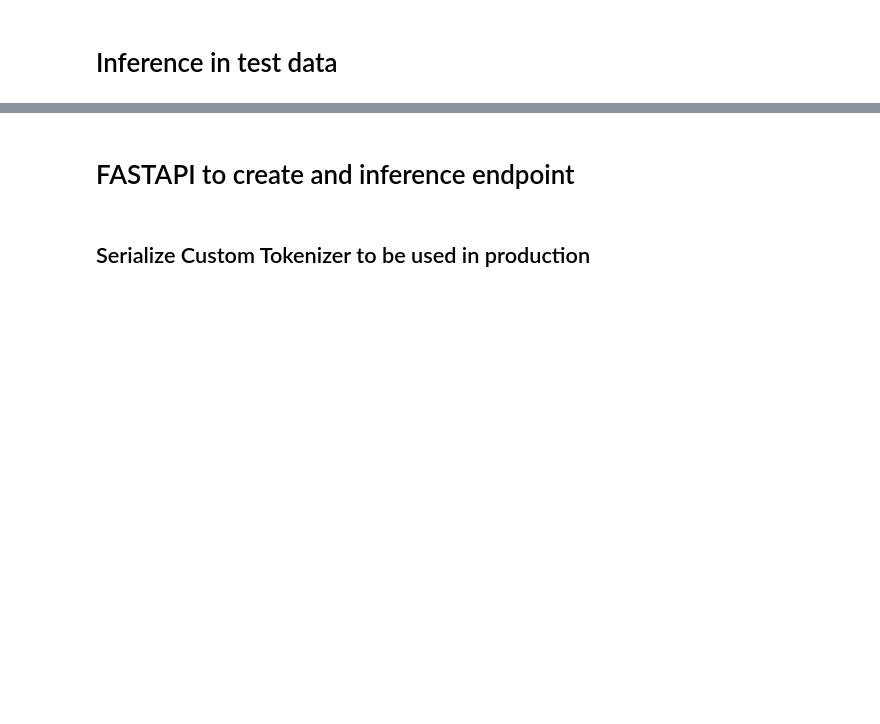
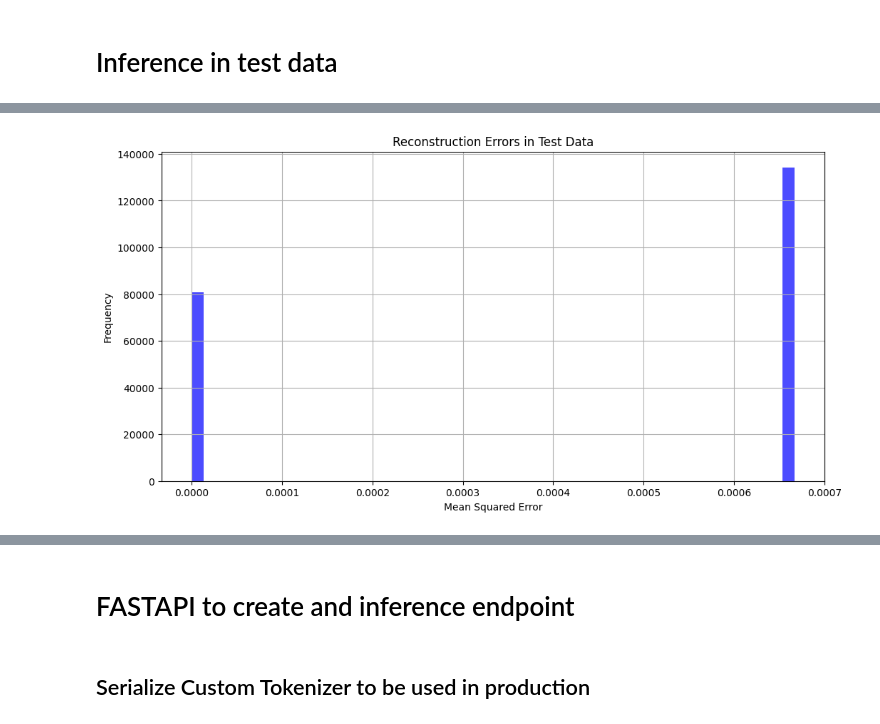
Before and after one commit to etechoptimist/logRCA_toolkit, a Jupyter notebook: log_anomalies_detection_autoencoder.ipynb, the cells around one changed output, grey strips where cells are left out. Saved outputs shown, nothing was run; the diff lists cells and outputs as text; code cells hidden in the pictures; blank space fills up the shorter version.

```diff
--- a/log_anomalies_detection_autoencoder.ipynb
+++ b/log_anomalies_detection_autoencoder.ipynb
@@ -262,2 +337,23 @@ Returning the number of logical cores instead. You can silence this warning by s
 # %% [markdown]
 # Inference in test data
+# %%
+import tensorflow as tf
+from tensorflow.keras.models import Sequential
+from tensorflow.keras.layers import Dense, Input
+import numpy as np
+import matplotlib.pyplot as plt
+
+# Load the autoencoder model
+autoencoder = tf.keras.models.load_model('autoencoder_model.keras')
+reconstructed_data=autoencoder.predict(test_data)
+
+reconstruction_errors = np.mean(np.square(test_data - reconstructed_data), axis=1)
+# Histogram of reconstruction_errors
+plt.figure(figsize=(12, 6))
+plt.hist(reconstruction_errors, bins=50, color='blue', alpha=0.7)
+plt.title('Reconstruction Errors in Test Data')
+plt.xlabel('Mean Squared Error')
+plt.ylabel('Frequency')
+plt.grid(True)
+plt.show()
+# %% [output]
@@ -263,0 +361 @@ Returning the number of logical cores instead. You can silence this warning by s
+[figure, added]
```
Also changed, not shown: parts of 18 cells of this notebook.
